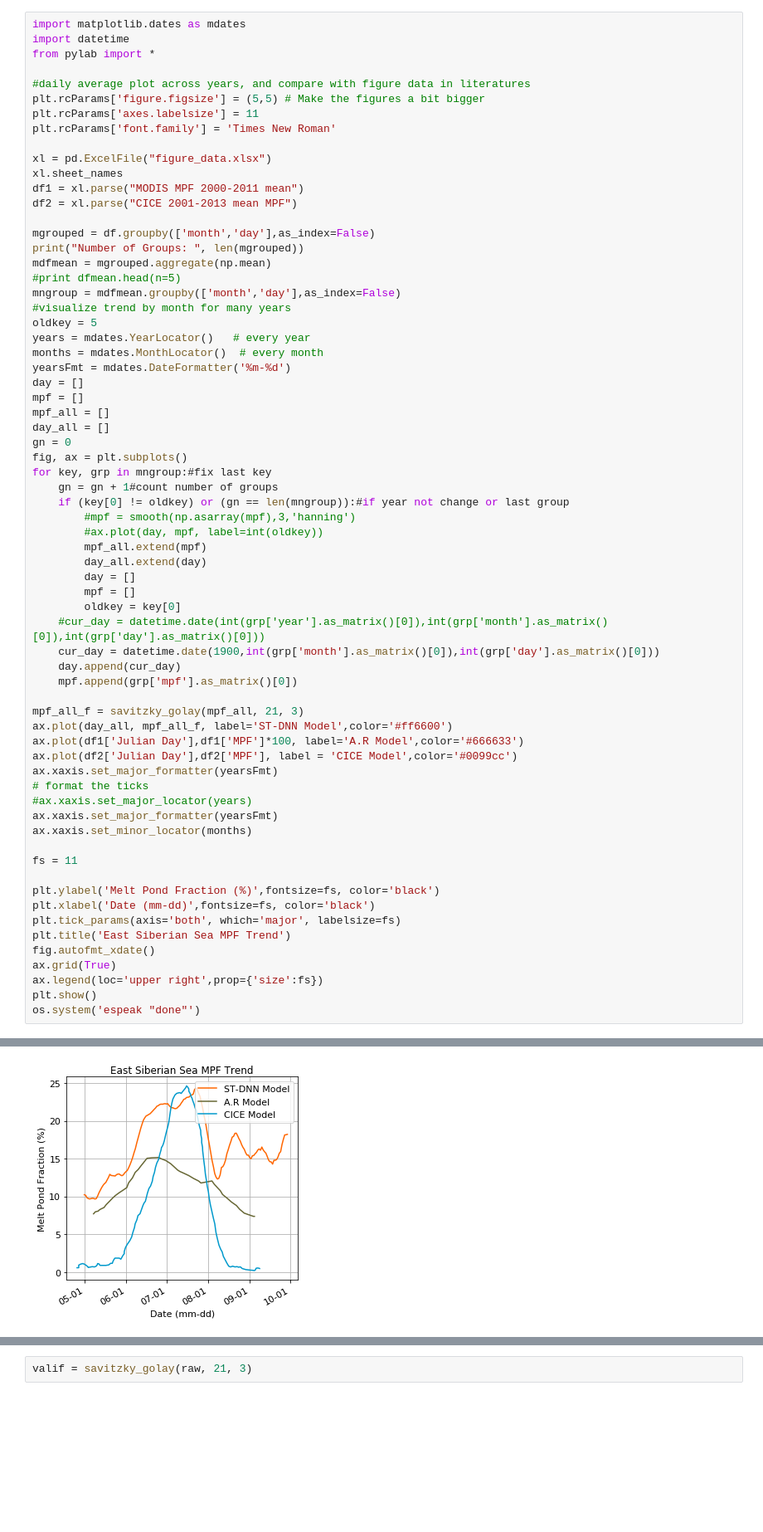
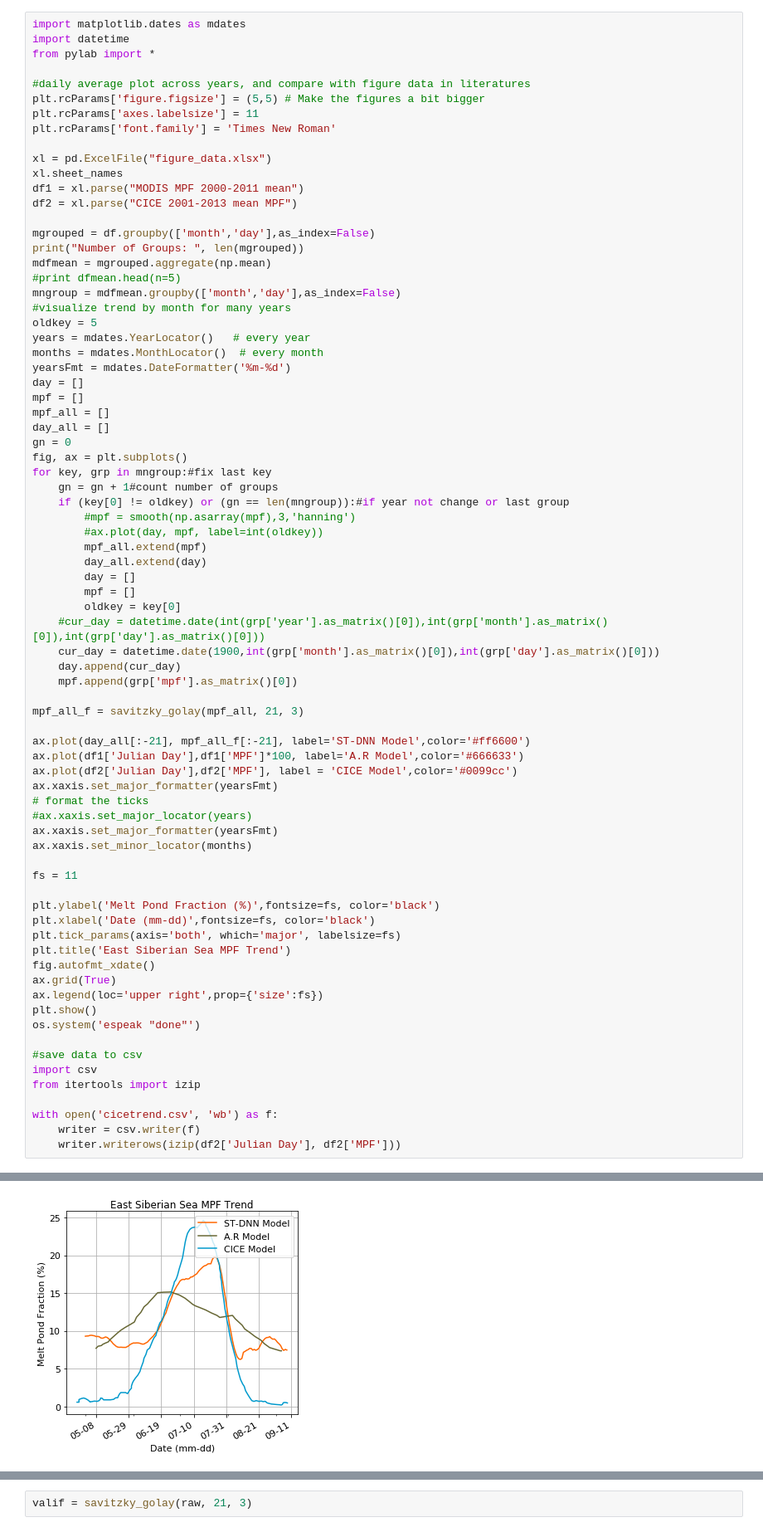
Before and after one commit to mira67/DL4RS, a Jupyter notebook: sandbox/test.ipynb, the cells around one changed output, grey strips where cells are left out. Shown at 83% size. Drawn from its saved outputs; the diff is of its cells as text; blank space fills up the shorter version.

```diff
--- a/sandbox/test.ipynb
+++ b/sandbox/test.ipynb
@@ -169,32 +169,41 @@ for key, grp in mngroup:#fix last key
         day = []
         mpf = []
         oldkey = key[0]
     #cur_day = datetime.date(int(grp['year'].as_matrix()[0]),int(grp['month'].as_matrix()[0]),int(grp['day'].as_matrix()[0]))
     cur_day = datetime.date(1900,int(grp['month'].as_matrix()[0]),int(grp['day'].as_matrix()[0]))
     day.append(cur_day)
     mpf.append(grp['mpf'].as_matrix()[0])
 
 mpf_all_f = savitzky_golay(mpf_all, 21, 3)
-ax.plot(day_all, mpf_all_f, label='ST-DNN Model',color='#ff6600')
+
+ax.plot(day_all[:-21], mpf_all_f[:-21], label='ST-DNN Model',color='#ff6600')
 ax.plot(df1['Julian Day'],df1['MPF']*100, label='A.R Model',color='#666633')
 ax.plot(df2['Julian Day'],df2['MPF'], label = 'CICE Model',color='#0099cc')
 ax.xaxis.set_major_formatter(yearsFmt)
 # format the ticks
 #ax.xaxis.set_major_locator(years)
 ax.xaxis.set_major_formatter(yearsFmt)
 ax.xaxis.set_minor_locator(months)
 
 fs = 11
 
 plt.ylabel('Melt Pond Fraction (%)',fontsize=fs, color='black')
 plt.xlabel('Date (mm-dd)',fontsize=fs, color='black')
 plt.tick_params(axis='both', which='major', labelsize=fs)
 plt.title('East Siberian Sea MPF Trend')
 fig.autofmt_xdate()
 ax.grid(True)
 ax.legend(loc='upper right',prop={'size':fs})
 plt.show()
 os.system('espeak "done"')
+
+#save data to csv
+import csv
+from itertools import izip
+
+with open('cicetrend.csv', 'wb') as f:
+    writer = csv.writer(f)
+    writer.writerows(izip(df2['Julian Day'], df2['MPF']))
 # %% [output]
 ('Number of Groups: ', 153)
-[figure, old version]
+[figure, new version]
```
Also changed, not shown: parts of 4 cells of this notebook, 5 other files.
